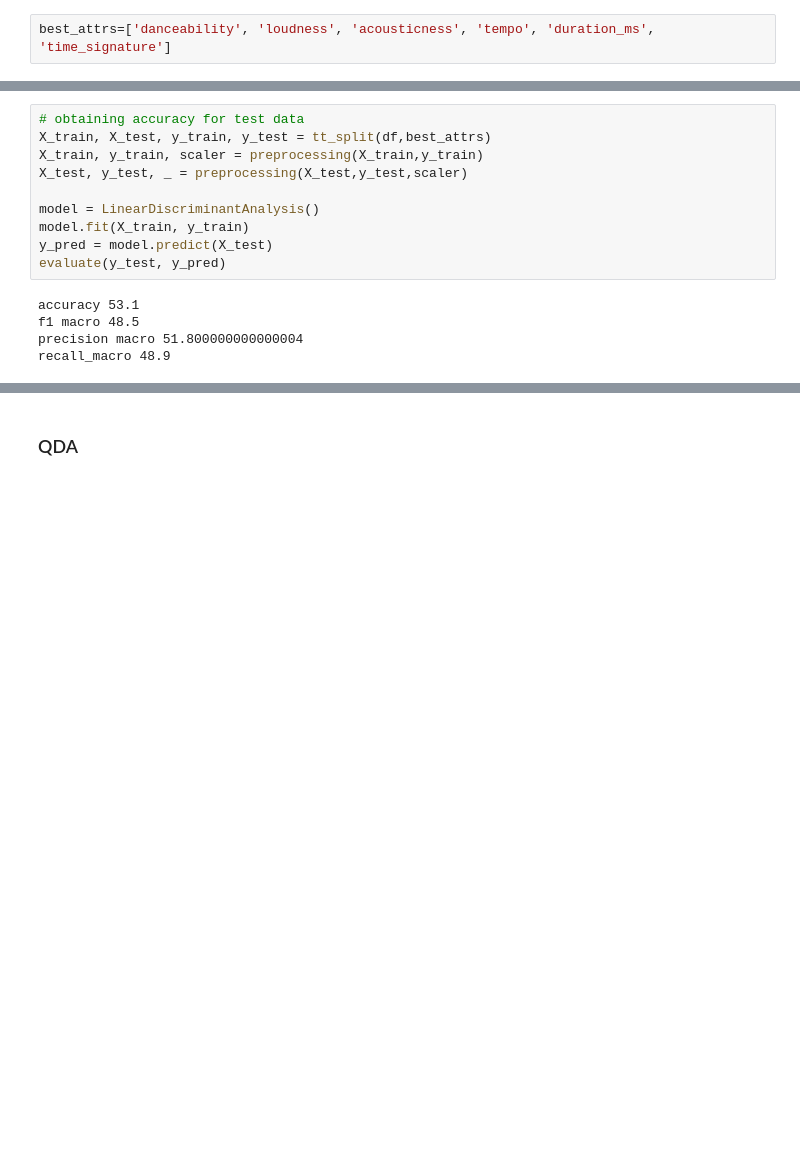
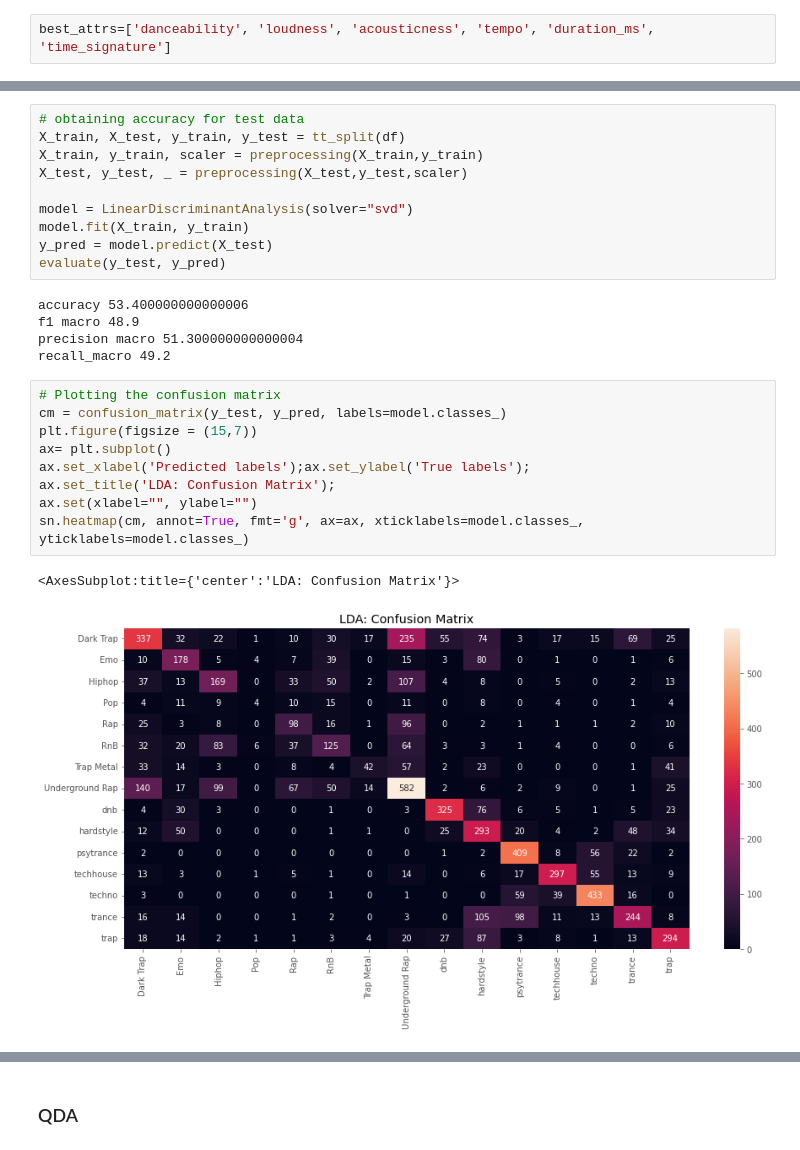
Before and after one commit to SYusupov/Spotify_Songs_Classification, a Jupyter notebook: exploring.ipynb, the cells around one changed output, grey strips where cells are left out. Cells and saved outputs as stored; diff of their text form; blank space fills up the shorter version.

Commit message:
Improving ensemble, adding confusion matrix, tuning hyperparameters

```diff
--- a/exploring.ipynb
+++ b/exploring.ipynb
@@ -457,15 +424,27 @@ print(results.best_score_, results.best_params_)
 # %%
 # obtaining accuracy for test data
-X_train, X_test, y_train, y_test = tt_split(df,best_attrs)
+X_train, X_test, y_train, y_test = tt_split(df)
 X_train, y_train, scaler = preprocessing(X_train,y_train)
 X_test, y_test, _ = preprocessing(X_test,y_test,scaler)
 
-model = LinearDiscriminantAnalysis()
+model = LinearDiscriminantAnalysis(solver="svd")
 model.fit(X_train, y_train)
 y_pred = model.predict(X_test)
 evaluate(y_test, y_pred)
 # %% [output]
-accuracy 53.1
-f1 macro 48.5
-precision macro 51.800000000000004
-recall_macro 48.9
+accuracy 53.400000000000006
+f1 macro 48.9
+precision macro 51.300000000000004
+recall_macro 49.2
+# %%
+# Plotting the confusion matrix
+cm = confusion_matrix(y_test, y_pred, labels=model.classes_)
+plt.figure(figsize = (15,7))
+ax= plt.subplot()
+ax.set_xlabel('Predicted labels');ax.set_ylabel('True labels');
+ax.set_title('LDA: Confusion Matrix');
+ax.set(xlabel="", ylabel="")
+sn.heatmap(cm, annot=True, fmt='g', ax=ax, xticklabels=model.classes_, yticklabels=model.classes_)
+# %% [output]
+<AxesSubplot:title={'center':'LDA: Confusion Matrix'}>
+[figure, added]
```
Also changed, not shown: parts of 66 cells of this notebook.
